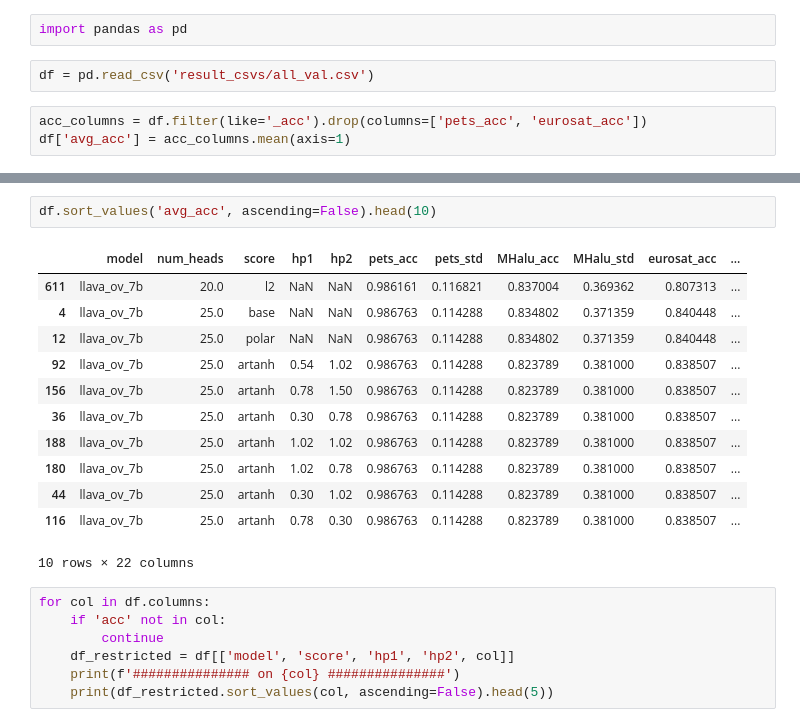
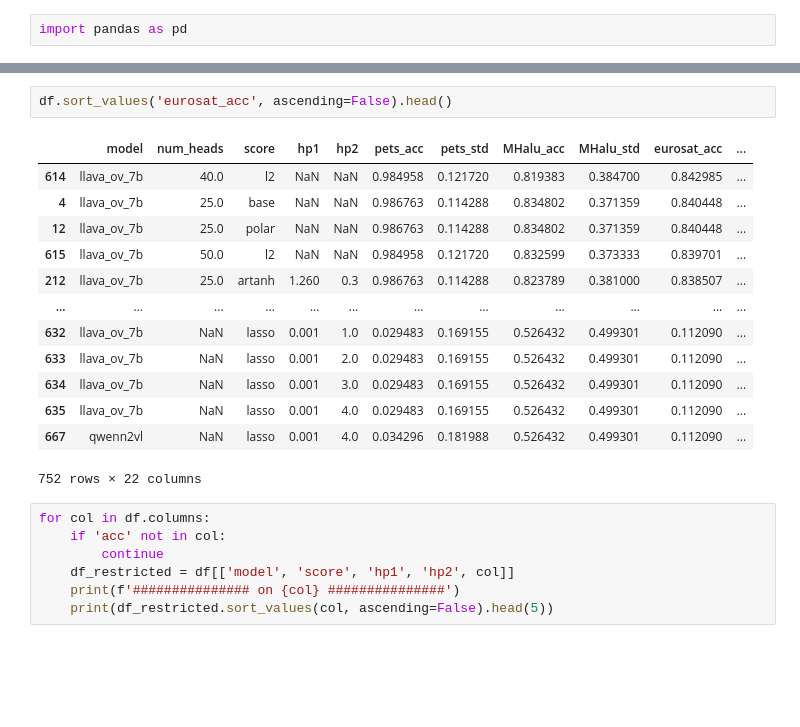
Before and after one commit to marssoo/SAVs, a Jupyter notebook: analysis/breakdown.ipynb, the cells around one changed output, grey strips where cells are left out. Drawn from its saved outputs; the diff is of its cells as text; blank space fills up the shorter version.

```diff
--- a/analysis/breakdown.ipynb
+++ b/analysis/breakdown.ipynb
@@ -1,7 +1,2 @@
 # %%
 import pandas as pd
-# %%
-df = pd.read_csv('result_csvs/all_val.csv')
-# %%
-acc_columns = df.filter(like='_acc').drop(columns=['pets_acc', 'eurosat_acc'])
-df['avg_acc'] = acc_columns.mean(axis=1)
@@ -8,18 +146,19 @@ df['avg_acc'] = acc_columns.mean(axis=1)
 # %%
-df.sort_values('avg_acc', ascending=False).head(10)
+df.sort_values('eurosat_acc', ascending=False).head()
 # %% [output]
 |  | model | num_heads | score | hp1 | hp2 | pets_acc | pets_std | MHalu_acc | MHalu_std | eurosat_acc | ... |
-| 611 | llava_ov_7b | 20.0 | l2 | NaN | NaN | 0.986161 | 0.116821 | 0.837004 | 0.369362 | 0.807313 | ... |
+| 614 | llava_ov_7b | 40.0 | l2 | NaN | NaN | 0.984958 | 0.121720 | 0.819383 | 0.384700 | 0.842985 | ... |
 | 4 | llava_ov_7b | 25.0 | base | NaN | NaN | 0.986763 | 0.114288 | 0.834802 | 0.371359 | 0.840448 | ... |
 | 12 | llava_ov_7b | 25.0 | polar | NaN | NaN | 0.986763 | 0.114288 | 0.834802 | 0.371359 | 0.840448 | ... |
-| 92 | llava_ov_7b | 25.0 | artanh | 0.54 | 1.02 | 0.986763 | 0.114288 | 0.823789 | 0.381000 | 0.838507 | ... |
-| 156 | llava_ov_7b | 25.0 | artanh | 0.78 | 1.50 | 0.986763 | 0.114288 | 0.823789 | 0.381000 | 0.838507 | ... |
-| 36 | llava_ov_7b | 25.0 | artanh | 0.30 | 0.78 | 0.986763 | 0.114288 | 0.823789 | 0.381000 | 0.838507 | ... |
-| 188 | llava_ov_7b | 25.0 | artanh | 1.02 | 1.02 | 0.986763 | 0.114288 | 0.823789 | 0.381000 | 0.838507 | ... |
-| 180 | llava_ov_7b | 25.0 | artanh | 1.02 | 0.78 | 0.986763 | 0.114288 | 0.823789 | 0.381000 | 0.838507 | ... |
-| 44 | llava_ov_7b | 25.0 | artanh | 0.30 | 1.02 | 0.986763 | 0.114288 | 0.823789 | 0.381000 | 0.838507 | ... |
-| 116 | llava_ov_7b | 25.0 | artanh | 0.78 | 0.30 | 0.986763 | 0.114288 | 0.823789 | 0.381000 | 0.838507 | ... |
+| 615 | llava_ov_7b | 50.0 | l2 | NaN | NaN | 0.984958 | 0.121720 | 0.832599 | 0.373333 | 0.839701 | ... |
+| 212 | llava_ov_7b | 25.0 | artanh | 1.260 | 0.3 | 0.986763 | 0.114288 | 0.823789 | 0.381000 | 0.838507 | ... |
+| ... | ... | ... | ... | ... | ... | ... | ... | ... | ... | ... | ... |
+| 632 | llava_ov_7b | NaN | lasso | 0.001 | 1.0 | 0.029483 | 0.169155 | 0.526432 | 0.499301 | 0.112090 | ... |
+| 633 | llava_ov_7b | NaN | lasso | 0.001 | 2.0 | 0.029483 | 0.169155 | 0.526432 | 0.499301 | 0.112090 | ... |
+| 634 | llava_ov_7b | NaN | lasso | 0.001 | 3.0 | 0.029483 | 0.169155 | 0.526432 | 0.499301 | 0.112090 | ... |
+| 635 | llava_ov_7b | NaN | lasso | 0.001 | 4.0 | 0.029483 | 0.169155 | 0.526432 | 0.499301 | 0.112090 | ... |
+| 667 | qwenn2vl | NaN | lasso | 0.001 | 4.0 | 0.034296 | 0.181988 | 0.526432 | 0.499301 | 0.112090 | ... |
-10 rows × 22 columns
+752 rows × 22 columns
 # %%
 for col in df.columns:
     if 'acc' not in col:
```
Also changed, not shown: parts of 17 cells of this notebook, 21 other files.
